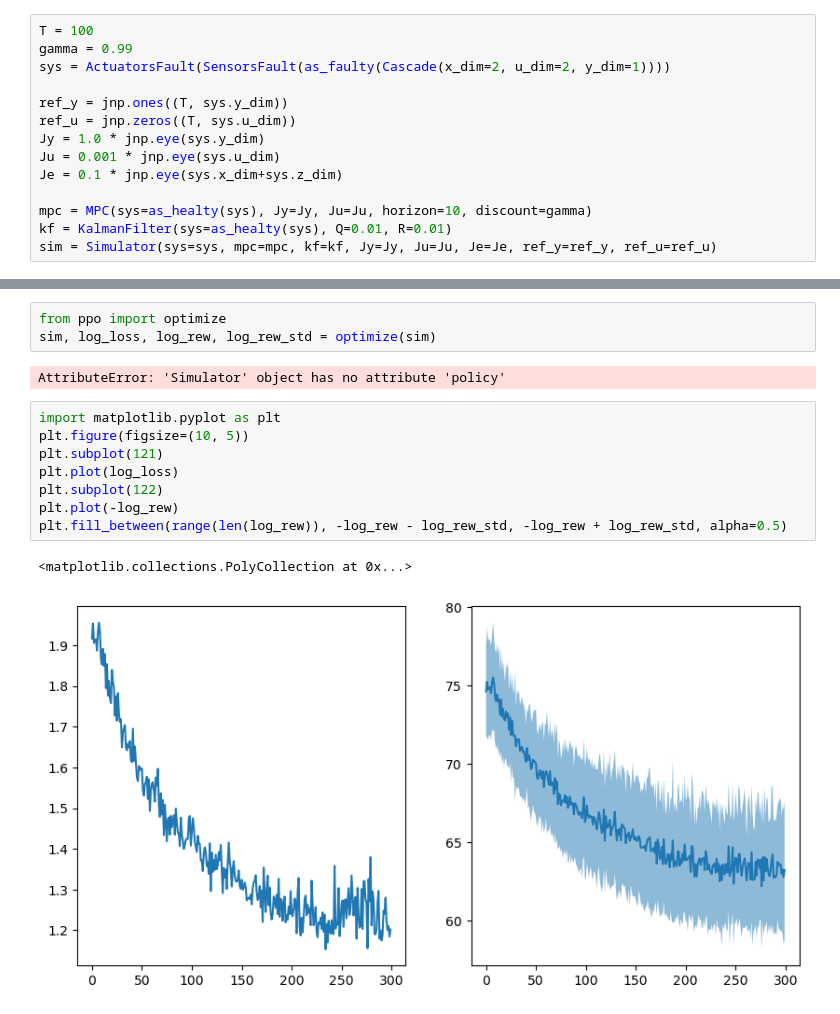
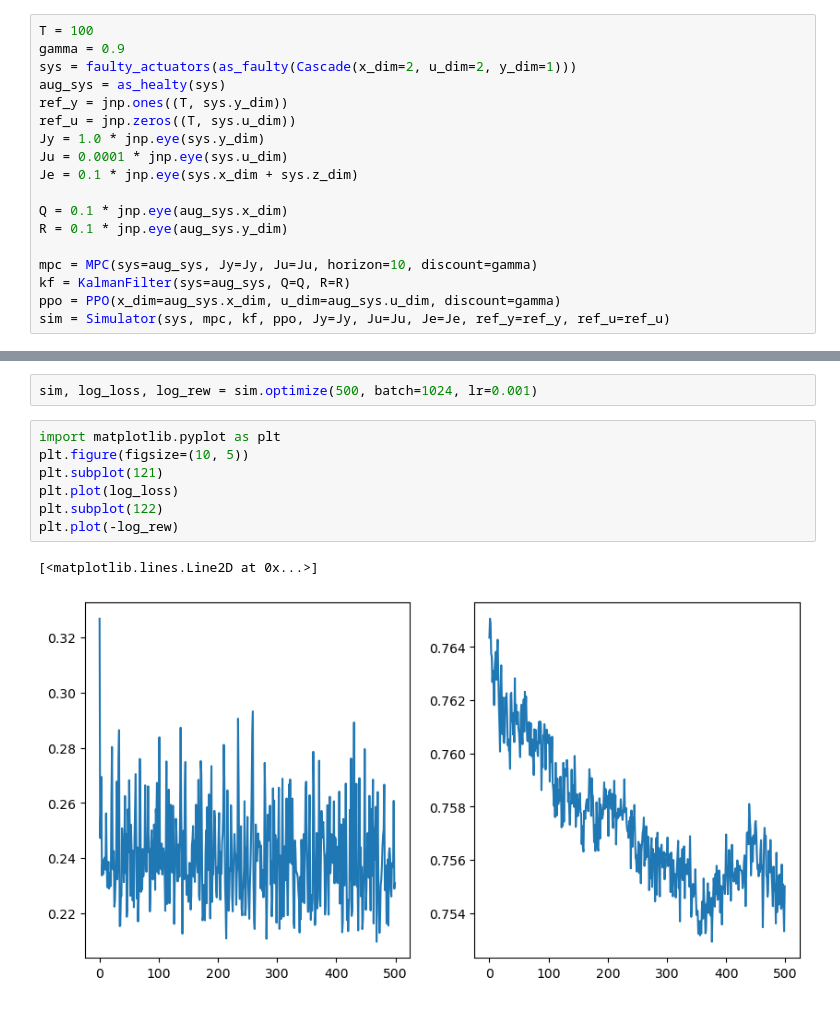
Before and after one commit to davidesartor/FIERL, a Jupyter notebook: fierl2/test.ipynb, the cells around one changed output, grey strips where cells are left out. Saved outputs shown, nothing was run; the diff lists cells and outputs as text.

Commit message:
refactor: update Cascade dimensions and replace normal distribution with uniform in reset method; introduce faulty_actuators and faulty_sensors wrappers

```diff
--- a/fierl2/test.ipynb
+++ b/fierl2/test.ipynb
@@ -18,15 +19,19 @@ from controllers import MPC
 from simulator  import Simulator
 # %%
 T = 100
-gamma = 0.99
-sys = ActuatorsFault(SensorsFault(as_faulty(Cascade(x_dim=2, u_dim=2, y_dim=1))))
-
+gamma = 0.9
+sys = faulty_actuators(as_faulty(Cascade(x_dim=2, u_dim=2, y_dim=1)))
+aug_sys = as_healty(sys)
 ref_y = jnp.ones((T, sys.y_dim))
 ref_u = jnp.zeros((T, sys.u_dim))
 Jy = 1.0 * jnp.eye(sys.y_dim)
-Ju = 0.001 * jnp.eye(sys.u_dim)
-Je = 0.1 * jnp.eye(sys.x_dim+sys.z_dim)
+Ju = 0.0001 * jnp.eye(sys.u_dim)
+Je = 0.1 * jnp.eye(sys.x_dim + sys.z_dim)
 
-mpc = MPC(sys=as_healty(sys), Jy=Jy, Ju=Ju, horizon=10, discount=gamma)
-kf = KalmanFilter(sys=as_healty(sys), Q=0.01, R=0.01)
-sim = Simulator(sys=sys, mpc=mpc, kf=kf, Jy=Jy, Ju=Ju, Je=Je, ref_y=ref_y, ref_u=ref_u)
+Q = 0.1 * jnp.eye(aug_sys.x_dim)
+R = 0.1 * jnp.eye(aug_sys.y_dim)
+
+mpc = MPC(sys=aug_sys, Jy=Jy, Ju=Ju, horizon=10, discount=gamma)
+kf = KalmanFilter(sys=aug_sys, Q=Q, R=R)
+ppo = PPO(x_dim=aug_sys.x_dim, u_dim=aug_sys.u_dim, discount=gamma)
+sim = Simulator(sys, mpc, kf, ppo, Jy=Jy, Ju=Ju, Je=Je, ref_y=ref_y, ref_u=ref_u)
@@ -41,17 +78,13 @@ for seed in range(3):
-# %%
-from ppo import optimize
-sim, log_loss, log_rew, log_rew_std = optimize(sim)
-# %% [output]
-AttributeError: 'Simulator' object has no attribute 'policy'
+# %%
+sim, log_loss, log_rew = sim.optimize(500, batch=1024, lr=0.001)
 # %%
 import matplotlib.pyplot as plt
 plt.figure(figsize=(10, 5))
 plt.subplot(121)
 plt.plot(log_loss)
 plt.subplot(122)
 plt.plot(-log_rew)
-plt.fill_between(range(len(log_rew)), -log_rew - log_rew_std, -log_rew + log_rew_std, alpha=0.5)
 # %% [output]
-<matplotlib.collections.PolyCollection at 0x...>
+[<matplotlib.lines.Line2D at 0x...>]
-[figure, old version]
+[figure, new version]
 # %%
```
Also changed, not shown: parts of 5 cells of this notebook, 4 other files.
